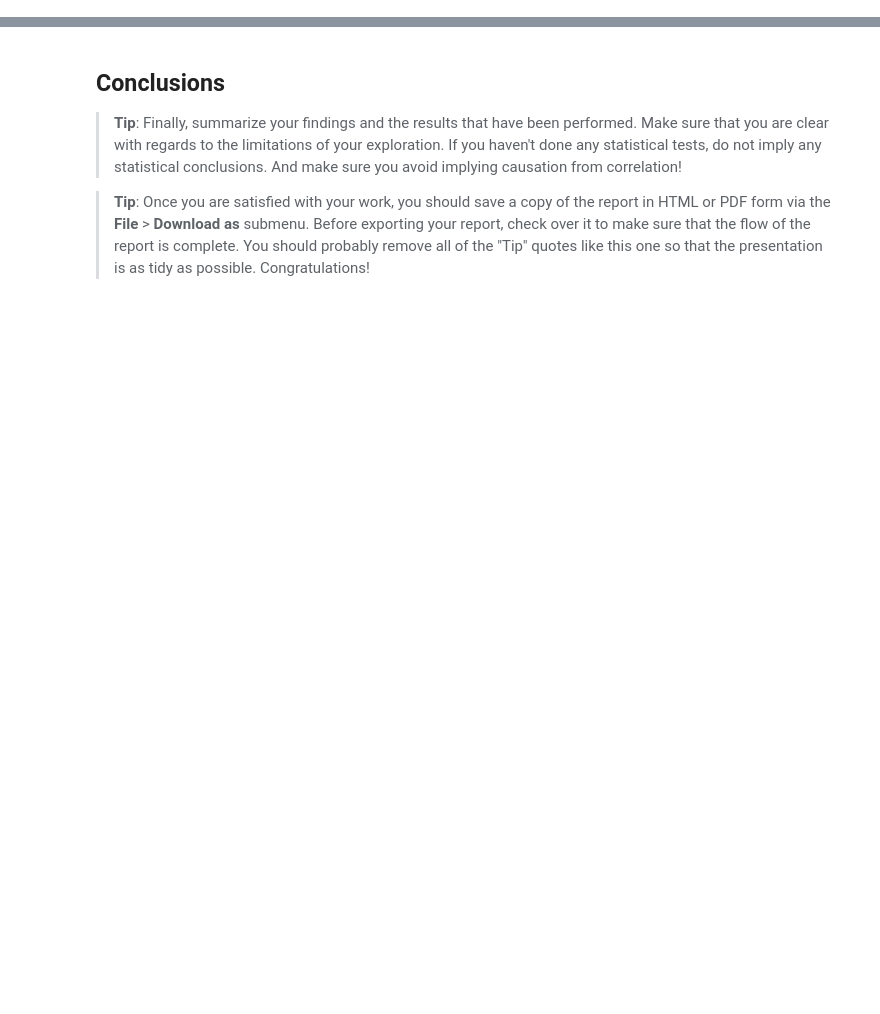
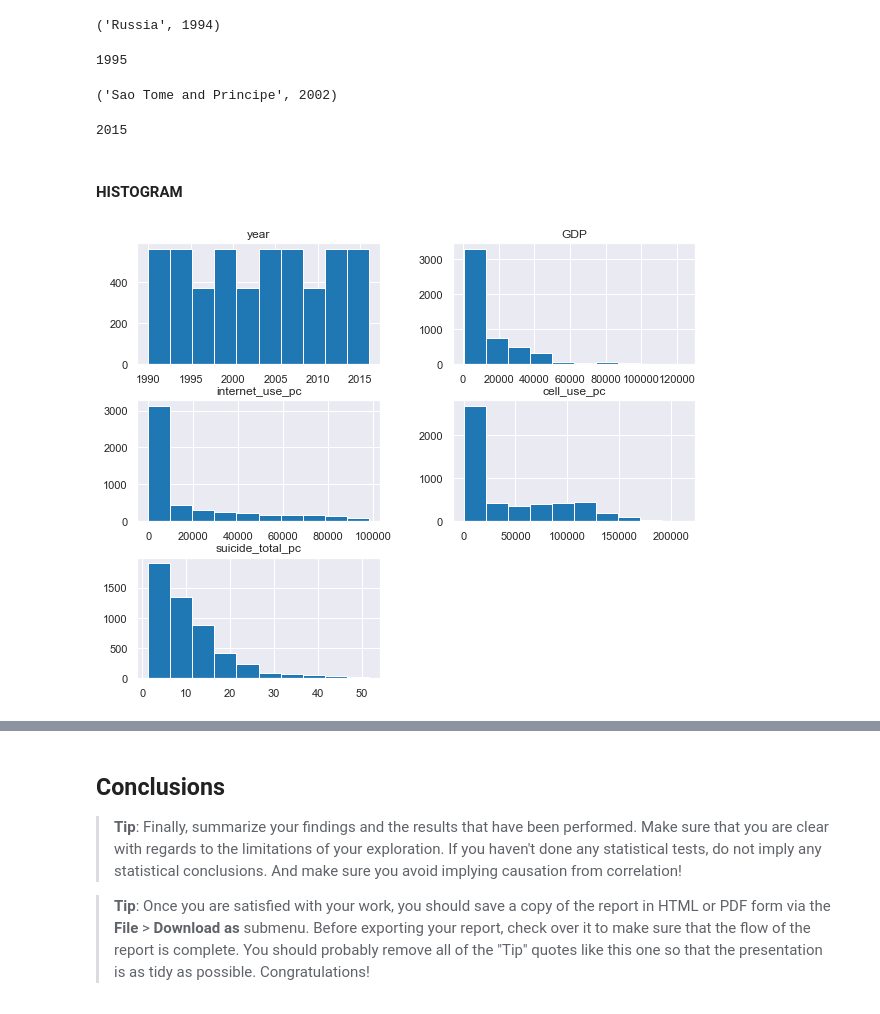
Before and after one commit to AndrejaCH/Data_Investigation, a Jupyter notebook: investigate-a-dataset-template.ipynb, the cells around one changed output, grey strips where cells are left out. Cells and saved outputs as stored; diff of their text form; code cells hidden in the pictures; blank space fills up the shorter version.

```diff
--- a/investigate-a-dataset-template.ipynb
+++ b/investigate-a-dataset-template.ipynb
@@ -100,0 +232,10 @@ import seaborn as sns
+# %%
+# Calculate proportions of internet users, cell users, and the number of suicides % per country and year.
+merged_df['internet_use_%'] = merged_df.internet_use/merged_df.population_total*100
+merged_df['cell_use_%'] = merged_df.cell_use/merged_df.population_total*100
+merged_df['suicide_total_%'] = merged_df.suicide_total/merged_df.population_total*100
+# %%
+# Calculate proportions per capita (per 100,000 people) for internet users, cell users, and the number of suicides.
+merged_df['internet_use_pc'] = merged_df.internet_use/merged_df.population_total*100000
+merged_df['cell_use_pc'] = merged_df.cell_use/merged_df.population_total*100000
+merged_df['suicide_total_pc'] = merged_df.suicide_total/merged_df.population_total*100000
@@ -100,0 +261,6 @@ import seaborn as sns
+# %%
+# Reposition the columns for easier slicing
+merged_df = merged_df[['country', 'year', 'GDP','gini_index', 'population_total', 'cell_use',
+       'internet_use', 'suicide_total',  'internet_use_%', 'cell_use_%',
+       'suicide_total_%', 'internet_use_pc', 'cell_use_pc',
+       'suicide_total_pc']]
@@ -100,0 +304,4 @@ import seaborn as sns
+# %%
+# Create df with columns per capita only
+pc_df = merged_df.iloc[:, np.r_[:3, 11:14]]
+pc_df.head(3)
@@ -100,0 +335,31 @@ import seaborn as sns
+# %%
+# Find a country and year with most suicides per capita - this is another way to get the same answer as cells above.
+most_suicides_pc1 = pc_df.groupby(['country','year']).mean()['suicide_total_pc'].idxmax(axis=1)
+most_suicides_pc1
+# %% [output]
+('Russia', 1994)
+# %%
+# Year with most suicides per capita.
+worst_year = pc_df.groupby(['year']).mean()['suicide_total_pc'].idxmax(axis=1)
+worst_year
+# %% [output]
+1995
+# %%
+# Country and year with least suicides per capita.
+least_year = pc_df.groupby(['country','year']).mean()['suicide_total_pc'].idxmin(axis=1)
+least_year
+# %% [output]
+('Sao Tome and Principe', 2002)
+# %%
+# Year with least suicides per capita.
+least_year = pc_df.groupby(['year']).mean()['suicide_total_pc'].idxmin(axis=1)
+least_year
+# %% [output]
+2015
+# %% [markdown]
+#### HISTOGRAM
+# %%
+# Plotting histograms
+pc_df.hist(figsize=(10,8), color='#1f77b4');
+# %% [output]
+[figure, added]
```
Also changed, not shown: parts of 101 cells of this notebook.
